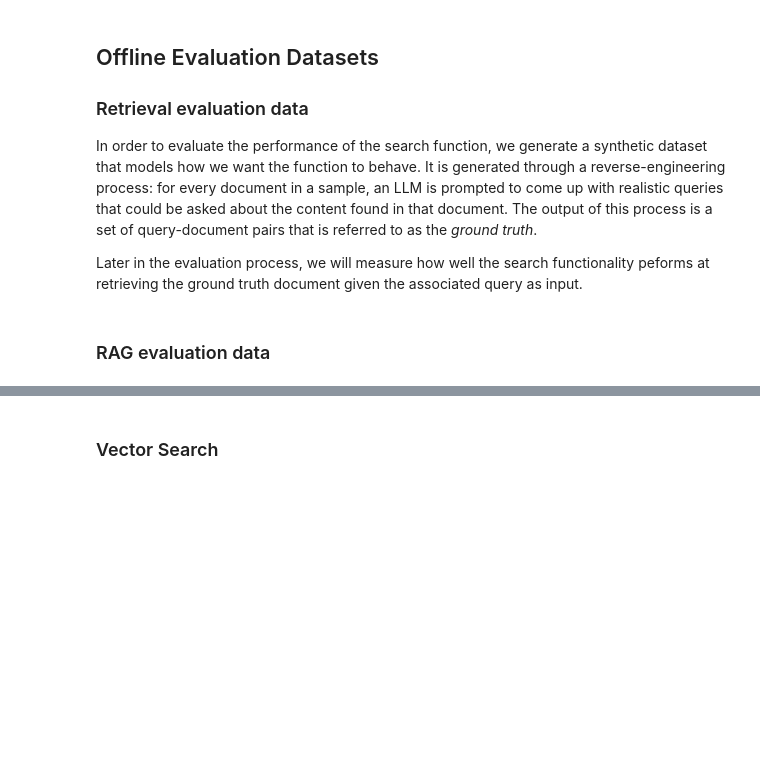
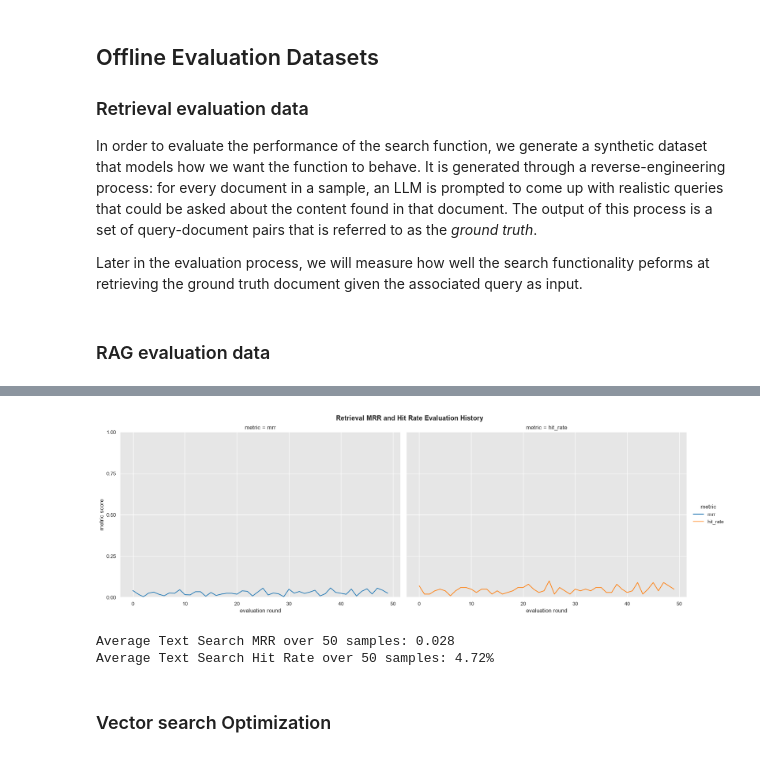
Before and after one commit to bastien-winant/wikifin-rag, a Jupyter notebook: src/wikifin_rag/evaluation.ipynb, the cells around one changed output, grey strips where cells are left out. Drawn from its saved outputs; the diff is of its cells as text; code cells hidden in the pictures; blank space fills up the shorter version.

```diff
--- a/src/wikifin_rag/evaluation.ipynb
+++ b/src/wikifin_rag/evaluation.ipynb
@@ -312,2 +314,49 @@ plt.show()
+# %%
+def plot_search_metrics(metrics_df, hue="metric"):
+    metrics_df_long = metrics_df.melt(
+        id_vars="id",
+        value_vars=["mrr", "hit_rate"],
+        var_name="metric"
+    )
+
+    g = sns.relplot(
+        data=metrics_df_long,
+        x="id",
+        y="value",
+        col="metric",
+        hue=hue,
+        kind="line",
+        height=6,
+        aspect=1.5
+    )
+
+    g.set(ylim=(0, 1), yticks=[0, 0.25, 0.5, 0.75, 1])
+
+
+    g.figure.suptitle(
+        "Retrieval MRR and Hit Rate Evaluation History",
+        fontweight="bold",
+        y=1.02
+    )
+
+    g.set_axis_labels("evaluation round", "metric score")
+
+    plt.show()
+# %%
+n_samples = 20
+# %%
+text_eval_results_df = generate_search_eval_results(
+    lambda query: text_search(query=query, weights=best_params, normalization=best_normalization),
+    n_samples=n_samples
+)
+plot_search_metrics(text_eval_results_df)
+# %% [output]
+[figure, added]
+# %%
+print(f"Average Text Search MRR over {n_samples} samples: {round(text_eval_results_df.mrr.mean(), 4)}")
+print(f"Average Text Search Hit Rate over {n_samples} samples: {round(100 * text_eval_results_df.hit_rate.mean(), 2)}%")
+# %% [output]
+Average Text Search MRR over 50 samples: 0.028
+Average Text Search Hit Rate over 50 samples: 4.72%
 # %% [markdown]
-### Vector Search
+### Vector search Optimization
```
Also changed, not shown: parts of 48 cells of this notebook, 2 other files.
